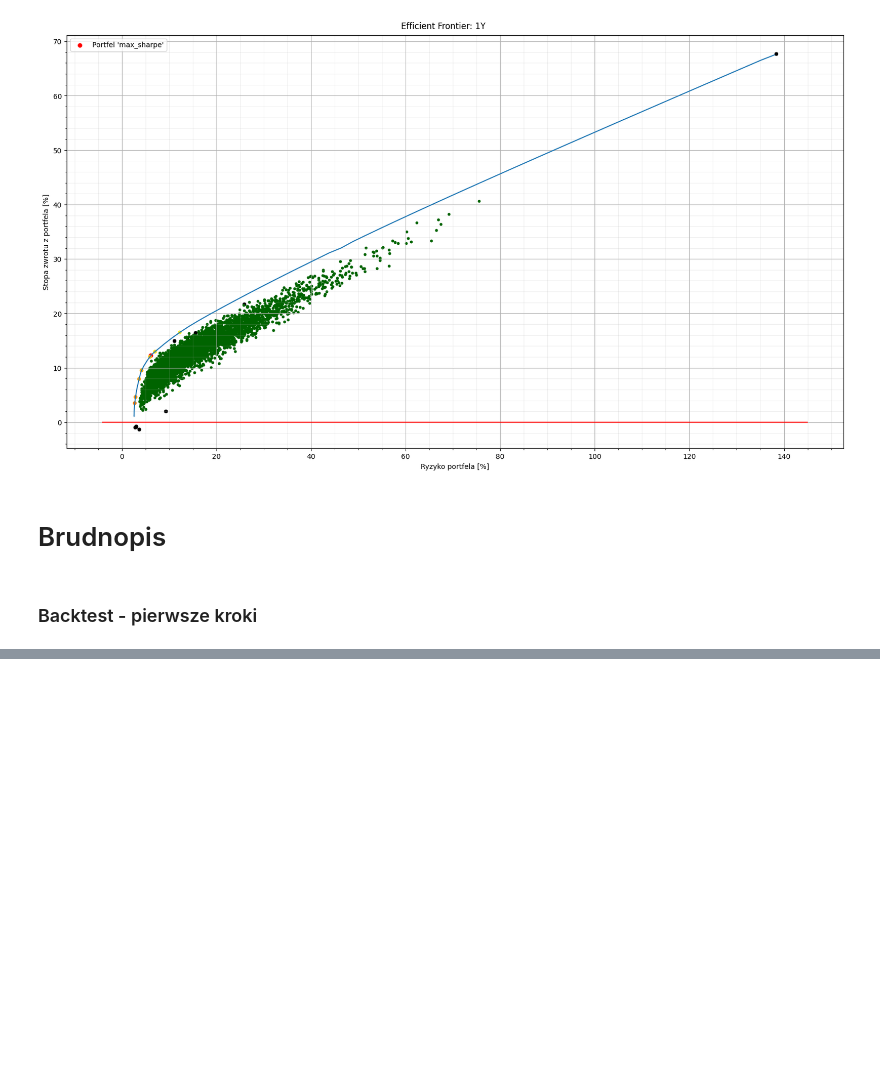
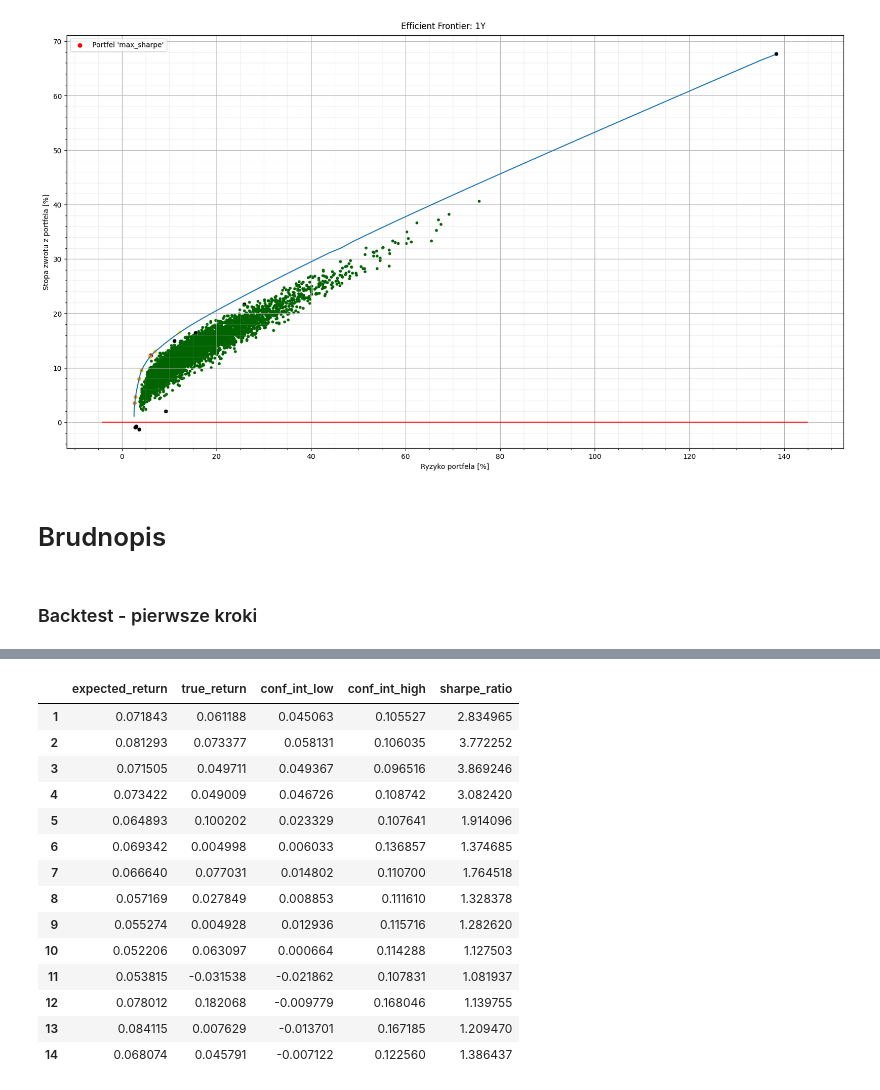
Before and after one commit to jakubweglowski/ETF-Trading, a Jupyter notebook: run.ipynb, the cells around one changed output, grey strips where cells are left out. Saved outputs shown, nothing was run; the diff lists cells and outputs as text; code cells hidden in the pictures; blank space fills up the shorter version.

```diff
--- a/run.ipynb
+++ b/run.ipynb
@@ -326,12 +326,15 @@ ef.plot(Nrandom=5000)
 # %% [markdown]
 ### Backtest - pierwsze kroki
 # %%
+# Input:
 start, end = '2020-01-01', '2025-01-30'
-freq = '6M'
+freq = '3M'
 
 dates = [x.strftime("%Y-%m-%d") for x in pd.date_range(start, end, freq=freq)]
-len_train = 6 # to powinno być jakąś funkcją 'freq'
+len_train = 4 # to powinno być jakąś funkcją 'freq'
+len_train += 1 # stopy zwrotu nie obliczają się dla pierwszego okresu treningowego
 
+######################################################################
 train = []
 test = []
 for i, x in enumerate(dates):
@@ -348,6 +351,9 @@ for i, x in enumerate(dates):
 
 assert len(train) == len(test)
 
+######################################################################
+summary_dict = {}
+
 for i in range(len(train)):
 
     # Okres treningowy
@@ -359,7 +365,7 @@ for i in range(len(train)):
     # Ładujemy całe dane na raz
     dataloader = DataLoader(cfg.user_id, cfg.pwd)
 
-    print(f"[INFO] Pobieramy dane za okres od {start_train} do {end_test}: {now(False)}")
+    print(f"[INFO] Okres {i+1} z {len(train)}. Pobieramy dane od {start_train} do {end_test}: {now(False)}")
     data = dataloader.loadInstrumentsData(start_train, end_test)
     info = dataloader.loadInstrumentsInfo()
 
@@ -374,10 +380,11 @@ for i in range(len(train)):
     mo.getOptimalWeights(model='max_sharpe', risk_method='oas')
     pp = mo.getPortfolio()
     expected_return = pp.portfoliomean
-    conf_int = getQuantiles(pp.portfolioReturn)
+    conf_int = getQuantiles(pp.portfolioReturn, q=0.05)
+    sharpe_ratio = pp.sharpe_ratio
 
     print(f"\tOczekiwany zwrot treningowy: {expected_return:.2%}")
-    print(f"\tSharpe Ratio: {pp.sharpe_ratio:.2%}")
+    print(f"\tSharpe Ratio: {sharpe_ratio:.2f}")
     print()
     portfolio = pp.portfolio
 
@@ -386,7 +393,25 @@ for i in range(len(train)):
 
     test_indices = returnRates.index.isin(pd.date_range(start_train, end_train))
     pp = PortfolioPerformance(portfolio, returnRates.loc[test_indices, :], freq, 'empirical', 'max_utility')
-    print(f"\tRzeczywisty zwrot w okresie testowym: {pp.portfolioReturn.iloc[-1]:.2%}")
+    true_return = pp.portfolioReturn.iloc[-1]
+
+    # if sharpe_ratio >= 1.0:
+    #     if true_return < conf_int[0]: summary_dict['below'] += 1
+    #     elif (true_return >= conf_int[0]) and (true_return < expected_return): summary_dict['lower_half'] += 1
+    #     elif (true_return >= expected_return) and (true_return < conf_int[1]): summary_dict['upper_half'] += 1
+    #     elif true_return > conf_int[1]: summary_dict['above'] += 1
+    #     else: print('Jakiś idiotyczny błąd xd')
+
+    print(f"\tRzeczywisty zwrot w okresie testowym: {true_return:.2%}")
     print(f"\tTreningowy przedział ufności: [{conf_int[0]:.2%}, {conf_int[1]:.2%}]")
     print()
+
+    summary_dict[i+1] = {'expected_return': expected_return,
+                       'true_return': true_return,
+                       'conf_int_low': conf_int[0],
+                       'conf_int_high': conf_int[1],
+                       'sharpe_ratio': sharpe_ratio}
+
+summary = pd.DataFrame(summary_dict).T
+display(summary)
 # %% [output]
@@ -412,0 +435,15 @@ Treningowy przedział ufności: [0.45%, 10.50%]
+|  | expected_return | true_return | conf_int_low | conf_int_high | sharpe_ratio |
+| 1 | 0.071843 | 0.061188 | 0.045063 | 0.105527 | 2.834965 |
+| 2 | 0.081293 | 0.073377 | 0.058131 | 0.106035 | 3.772252 |
+| 3 | 0.071505 | 0.049711 | 0.049367 | 0.096516 | 3.869246 |
+| 4 | 0.073422 | 0.049009 | 0.046726 | 0.108742 | 3.082420 |
+| 5 | 0.064893 | 0.100202 | 0.023329 | 0.107641 | 1.914096 |
+| 6 | 0.069342 | 0.004998 | 0.006033 | 0.136857 | 1.374685 |
+| 7 | 0.066640 | 0.077031 | 0.014802 | 0.110700 | 1.764518 |
+| 8 | 0.057169 | 0.027849 | 0.008853 | 0.111610 | 1.328378 |
+| 9 | 0.055274 | 0.004928 | 0.012936 | 0.115716 | 1.282620 |
+| 10 | 0.052206 | 0.063097 | 0.000664 | 0.114288 | 1.127503 |
+| 11 | 0.053815 | -0.031538 | -0.021862 | 0.107831 | 1.081937 |
+| 12 | 0.078012 | 0.182068 | -0.009779 | 0.168046 | 1.139755 |
+| 13 | 0.084115 | 0.007629 | -0.013701 | 0.167185 | 1.209470 |
+| 14 | 0.068074 | 0.045791 | -0.007122 | 0.122560 | 1.386437 |
```
Also changed, not shown: parts of 4 cells of this notebook, 3 other files.
